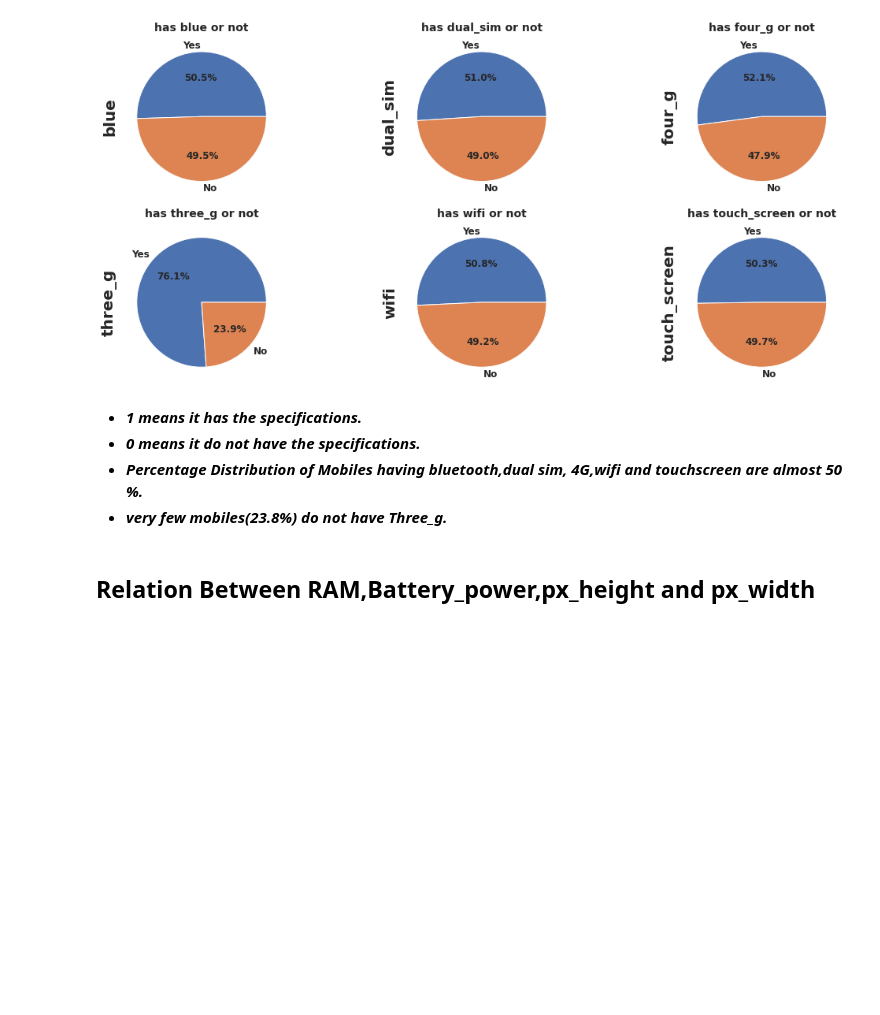
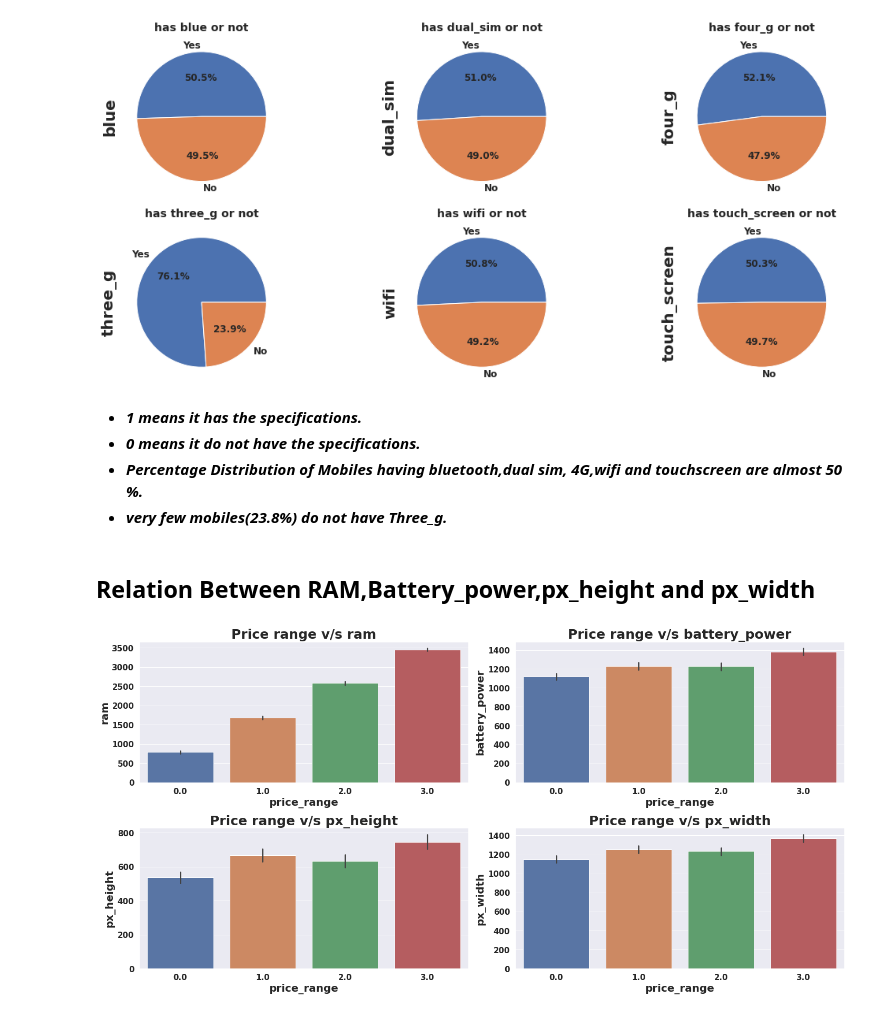
Before and after one commit to PremPatil0129/MobilePriceRangePrediction, a Jupyter notebook: MobilePriceRangePrediction.ipynb, the cells around one changed output. Cells and saved outputs as stored; diff of their text form; code cells hidden in the pictures; blank space fills up the shorter version.

```diff
--- a/MobilePriceRangePrediction.ipynb
+++ b/MobilePriceRangePrediction.ipynb
@@ -309,3 +309,23 @@ for var in var_list:
 * ***very few mobiles(23.8%) do not have Three_g.***
 # %% [markdown]
 ## **Relation Between RAM,Battery_power,px_height and px_width**
+# %%
+# plotting  price_range vs other fearures
+plt.figure(figsize=(20,10))
+
+labels=['0=low_cost','1=medium_cost','2=high_cost','3=very_high_cost']
+
+rows=2
+cols=2
+counter=1
+
+variables=['ram','battery_power','px_height','px_width']
+
+for var in variables:
+  plt.subplot(rows,cols,counter)
+  sns.barplot(x=mobile_data['price_range'],y=mobile_data[var])
+  plt.title(f'Price range v/s {var}')
+  counter=counter+1
+  plt.tight_layout()
+# %% [output]
+[figure, added]
```
Also changed, not shown: parts of 1 cell of this notebook.
